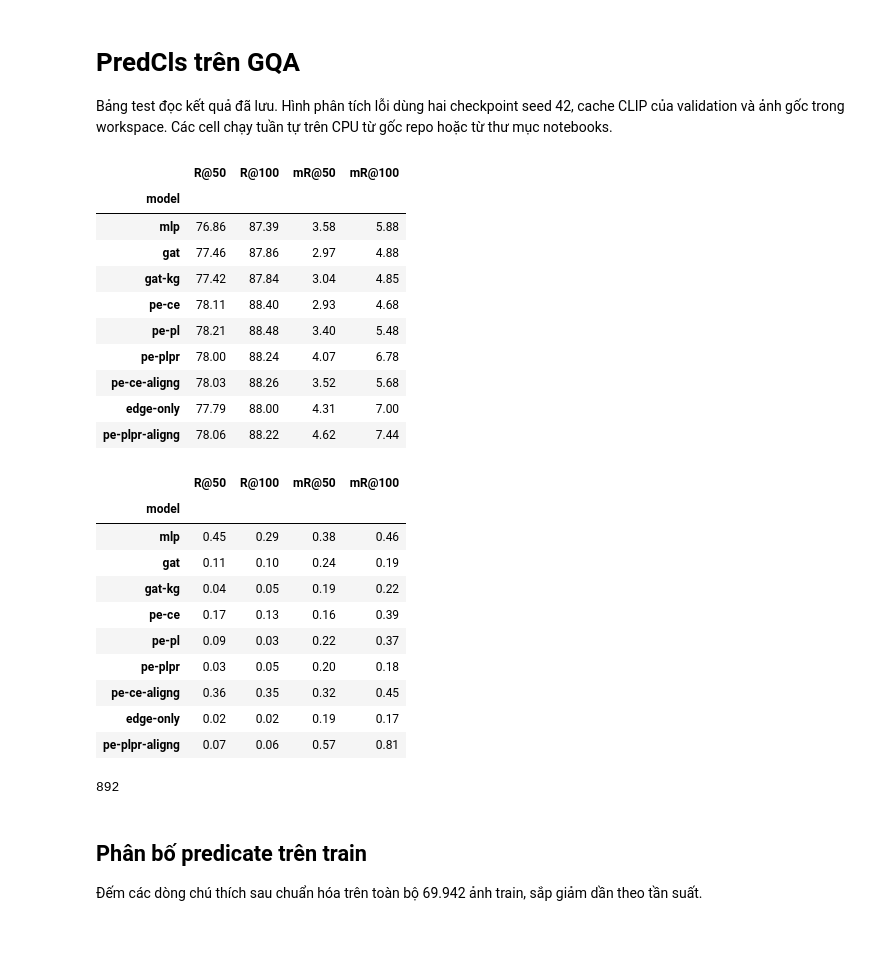
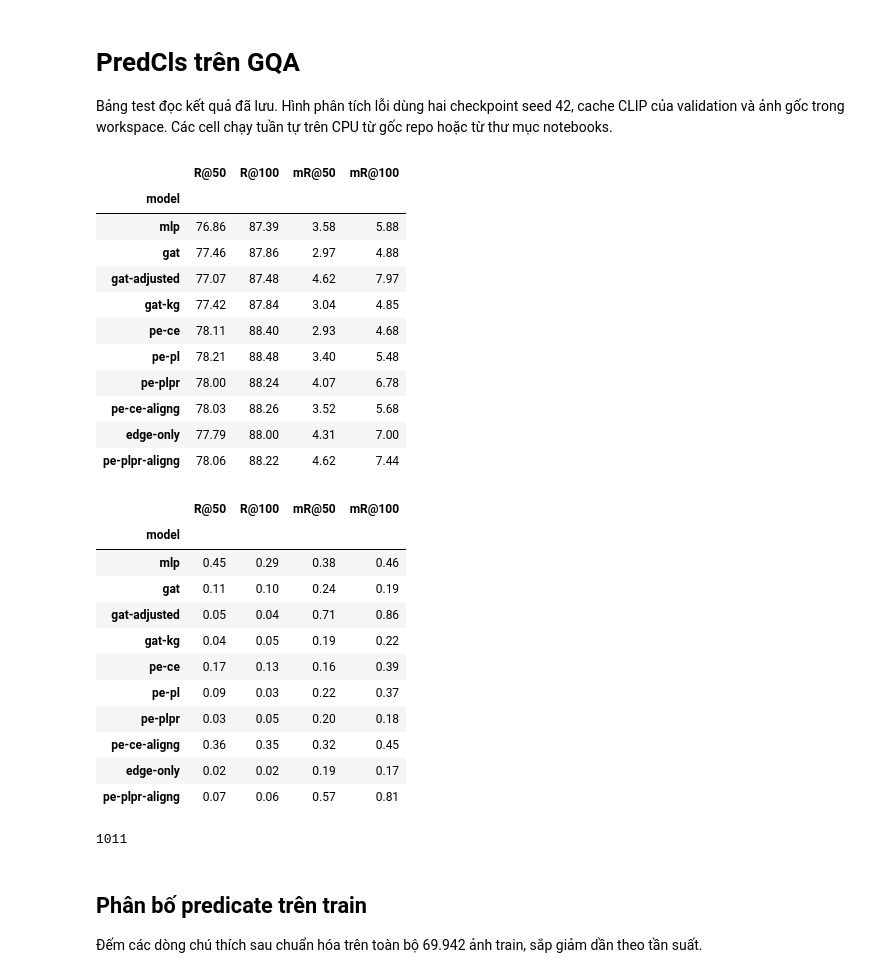
Before and after one commit to keiranoluv/semantic-graph-editing, a Jupyter notebook: notebooks/gqa_report_results.ipynb, the cells around one changed output. Saved outputs shown, nothing was run; the diff lists cells and outputs as text; code cells hidden in the pictures; blank space fills up the shorter version.

Commit message:
Update VG150 and GQA results in the notebook and report

```diff
--- a/notebooks/gqa_report_results.ipynb
+++ b/notebooks/gqa_report_results.ipynb
@@ -11,36 +11,43 @@ import pandas as pd
 
 root = next(p for p in (Path.cwd(), *Path.cwd().parents) if (p / 'tools/gqa_test_v1').is_dir())
 os.chdir(root)
 sys.path.insert(0, str(root))
 from tools.gqa_test_v1.runner import build, read  # noqa: E402 (requires repository path above)
 
 torch.set_num_threads(2)
 report = Path('reports/level2/gqa-test-v1')
 figures = Path('report_latex/figures')
 metrics = ['R@50', 'R@100', 'mR@50', 'mR@100']
-names = {'mlp': 'MLP', 'gat': 'GAT', 'gat-kg': 'GAT + KG', 'pe-ce': 'PE-CE',
+names = {'mlp': 'MLP', 'gat': 'GAT (CE)', 'gat-adjusted': 'GAT (adjusted loss)', 'gat-kg': 'GAT + KG', 'pe-ce': 'PE-CE',
          'pe-pl': 'PE-PL', 'pe-plpr': 'PE-PLPR', 'pe-ce-aligng': 'PE-CE + AlignG',
          'edge-only': 'Edge-only', 'pe-plpr-aligng': 'PE-PLPR + AlignG'}
 summary = read(report / 'summary.json')
 assert summary['complete'] and summary['completed'] == 27
+loss_report = report.parent / 'gqa-gat-loss-test-v1'
+loss_summary = read(loss_report / 'summary.json')
+assert loss_summary['complete'] and loss_summary['completed'] == 3
+assert loss_summary['metrics_fraction']['ce']['gc'] == summary['models']['gat']['gc']
+models = {**summary['models'], 'gat-adjusted': loss_summary['metrics_fraction']['adjusted']}
 rows = []
 for model in names:
-    item = summary['models'][model]
+    item = models[model]
+    directory = loss_report / 'adjusted' if model == 'gat-adjusted' else report / model
     assert item['seeds'] == [42, 123, 3407]
     for seed in item['seeds']:
-        result = read(report / model / str(seed) / 'result.json')
+        result = read(directory / str(seed) / 'result.json')
         assert result['status'] == 'PASS' and result['test_images'] == 10696
         rows.append(dict(model=model, seed=seed, **{m: 100*result['metrics']['gc'][m] for m in metrics}))
 
 scores = pd.DataFrame(rows).set_index(['model','seed'])
 means = scores.groupby('model').mean().loc[list(names)]
 sds = scores.groupby('model').std().loc[list(names)]
 display(means.round(2), sds.round(2))
 # %% [output]
 |  | R@50 | R@100 | mR@50 | mR@100 |
 | model |  |  |  |  |
 | mlp | 76.86 | 87.39 | 3.58 | 5.88 |
 | gat | 77.46 | 87.86 | 2.97 | 4.88 |
+| gat-adjusted | 77.07 | 87.48 | 4.62 | 7.97 |
 | gat-kg | 77.42 | 87.84 | 3.04 | 4.85 |
 | pe-ce | 78.11 | 88.40 | 2.93 | 4.68 |
 | pe-pl | 78.21 | 88.48 | 3.40 | 5.48 |
@@ -52,6 +59,7 @@ display(means.round(2), sds.round(2))
 | model |  |  |  |  |
 | mlp | 0.45 | 0.29 | 0.38 | 0.46 |
 | gat | 0.11 | 0.10 | 0.24 | 0.19 |
+| gat-adjusted | 0.05 | 0.04 | 0.71 | 0.86 |
 | gat-kg | 0.04 | 0.05 | 0.19 | 0.22 |
 | pe-ce | 0.17 | 0.13 | 0.16 | 0.39 |
 | pe-pl | 0.09 | 0.03 | 0.22 | 0.37 |
@@ -68,17 +76,17 @@ for key, label in names.items():
     cells = [label]
     for metric in metrics:
         mean, sd = means.loc[key, metric], sds.loc[key, metric]
-        assert abs(mean - 100*summary['models'][key]['gc'][metric]['mean']) < 1e-8
-        assert abs(sd - 100*summary['models'][key]['gc'][metric]['std_sample']) < 1e-8
+        assert abs(mean - 100*models[key]['gc'][metric]['mean']) < 1e-8
+        assert abs(sd - 100*models[key]['gc'][metric]['std_sample']) < 1e-8
         field = latex_number(mean) + r'\pm' + latex_number(sd)
-        if mean == means[metric].max():
+        if latex_number(mean) == latex_number(means[metric].max()):
             field = r'\mathbf{' + field + '}'
         cells.append('$' + field + '$')
     table.append(' & '.join(cells) + r' \\')
 table.append(r'\bottomrule')
 (figures / 'gqa-test-rows.tex').write_text('\n'.join(table) + '\n')
 # %% [output]
-892
+1011
 # %% [markdown]
 ## Phân bố predicate trên train
 Đếm các dòng chú thích sau chuẩn hóa trên toàn bộ 69.942 ảnh train, sắp giảm dần theo tần suất.
```
Also changed, not shown: 7 other files.
